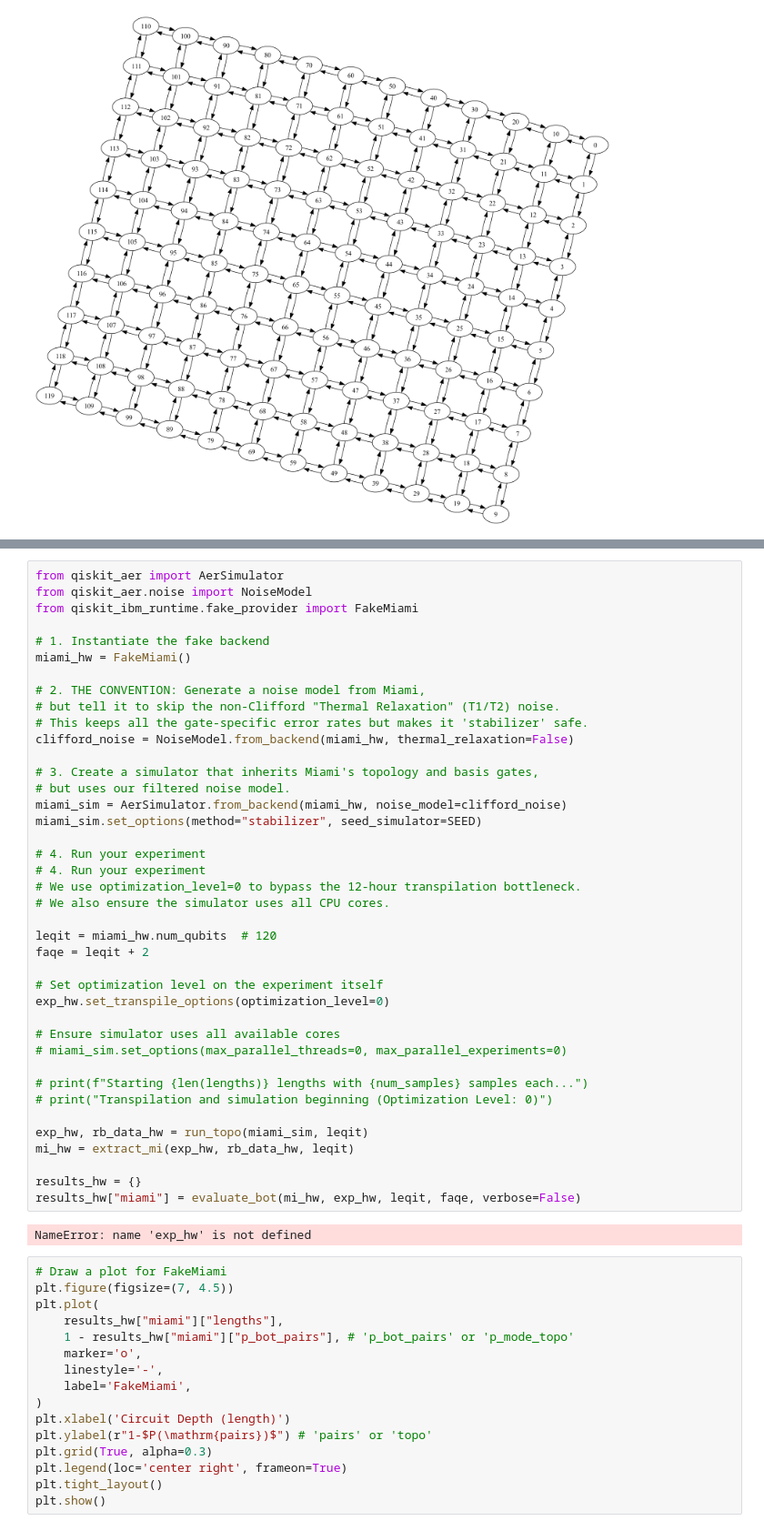
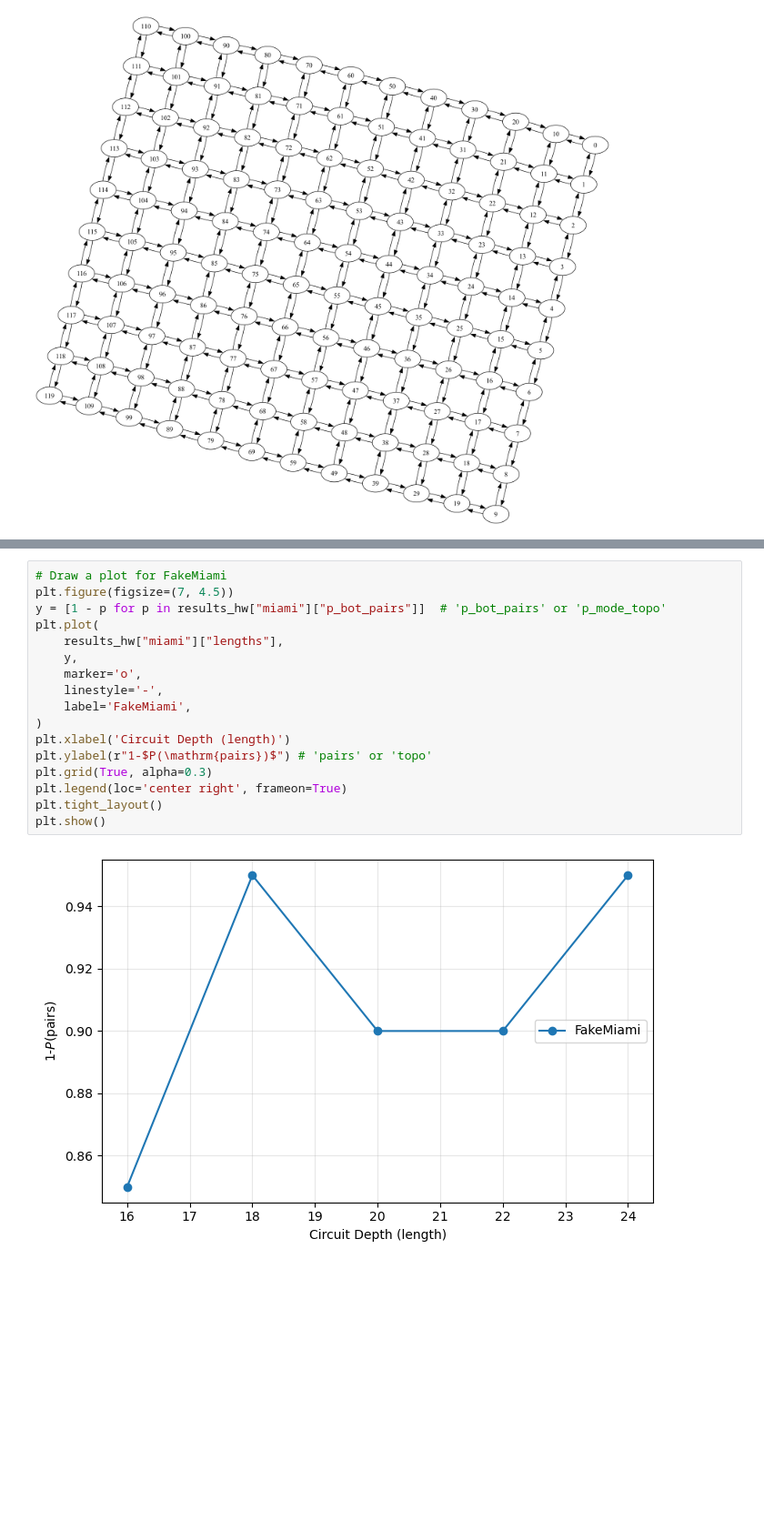
Before and after one commit to moth-quantum/qiskit-device-benchmarking, a Jupyter notebook: mirror_qa_topo.ipynb, the cells around one changed output, grey strips where cells are left out. Shown at 91% size. Saved outputs shown, nothing was run; the diff lists cells and outputs as text; blank space fills up the shorter version.

```diff
--- a/mirror_qa_topo.ipynb
+++ b/mirror_qa_topo.ipynb
@@ -742,58 +754,19 @@ NameError: name 'SEED' is not defined
-# %%
-from qiskit_aer import AerSimulator
-from qiskit_aer.noise import NoiseModel
-from qiskit_ibm_runtime.fake_provider import FakeMiami
-
-# 1. Instantiate the fake backend
-miami_hw = FakeMiami()
-
-# 2. THE CONVENTION: Generate a noise model from Miami,
-# but tell it to skip the non-Clifford "Thermal Relaxation" (T1/T2) noise.
-# This keeps all the gate-specific error rates but makes it 'stabilizer' safe.
-clifford_noise = NoiseModel.from_backend(miami_hw, thermal_relaxation=False)
-
-# 3. Create a simulator that inherits Miami's topology and basis gates,
-# but uses our filtered noise model.
-miami_sim = AerSimulator.from_backend(miami_hw, noise_model=clifford_noise)
-miami_sim.set_options(method="stabilizer", seed_simulator=SEED)
-
-# 4. Run your experiment
-# 4. Run your experiment
-# We use optimization_level=0 to bypass the 12-hour transpilation bottleneck.
-# We also ensure the simulator uses all CPU cores.
-
-leqit = miami_hw.num_qubits  # 120
-faqe = leqit + 2
-
-# Set optimization level on the experiment itself
-exp_hw.set_transpile_options(optimization_level=0)
-
-# Ensure simulator uses all available cores
-# miami_sim.set_options(max_parallel_threads=0, max_parallel_experiments=0)
-
-# print(f"Starting {len(lengths)} lengths with {num_samples} samples each...")
-# print("Transpilation and simulation beginning (Optimization Level: 0)")
-
-exp_hw, rb_data_hw = run_topo(miami_sim, leqit)
-mi_hw = extract_mi(exp_hw, rb_data_hw, leqit)
-
-results_hw = {}
-results_hw["miami"] = evaluate_bot(mi_hw, exp_hw, leqit, faqe, verbose=False)
-# %% [output]
-NameError: name 'exp_hw' is not defined
 # %%
 # Draw a plot for FakeMiami
 plt.figure(figsize=(7, 4.5))
+y = [1 - p for p in results_hw["miami"]["p_bot_pairs"]]  # 'p_bot_pairs' or 'p_mode_topo'
 plt.plot(
     results_hw["miami"]["lengths"],
-    1 - results_hw["miami"]["p_bot_pairs"], # 'p_bot_pairs' or 'p_mode_topo'
+    y,
     marker='o',
     linestyle='-',
     label='FakeMiami',
 )
 plt.xlabel('Circuit Depth (length)')
 plt.ylabel(r"1-$P(\mathrm{pairs})$") # 'pairs' or 'topo'
 plt.grid(True, alpha=0.3)
 plt.legend(loc='center right', frameon=True)
 plt.tight_layout()
 plt.show()
+# %% [output]
+[figure, added]
```
Also changed, not shown: parts of 4 cells of this notebook, 2 other files.
